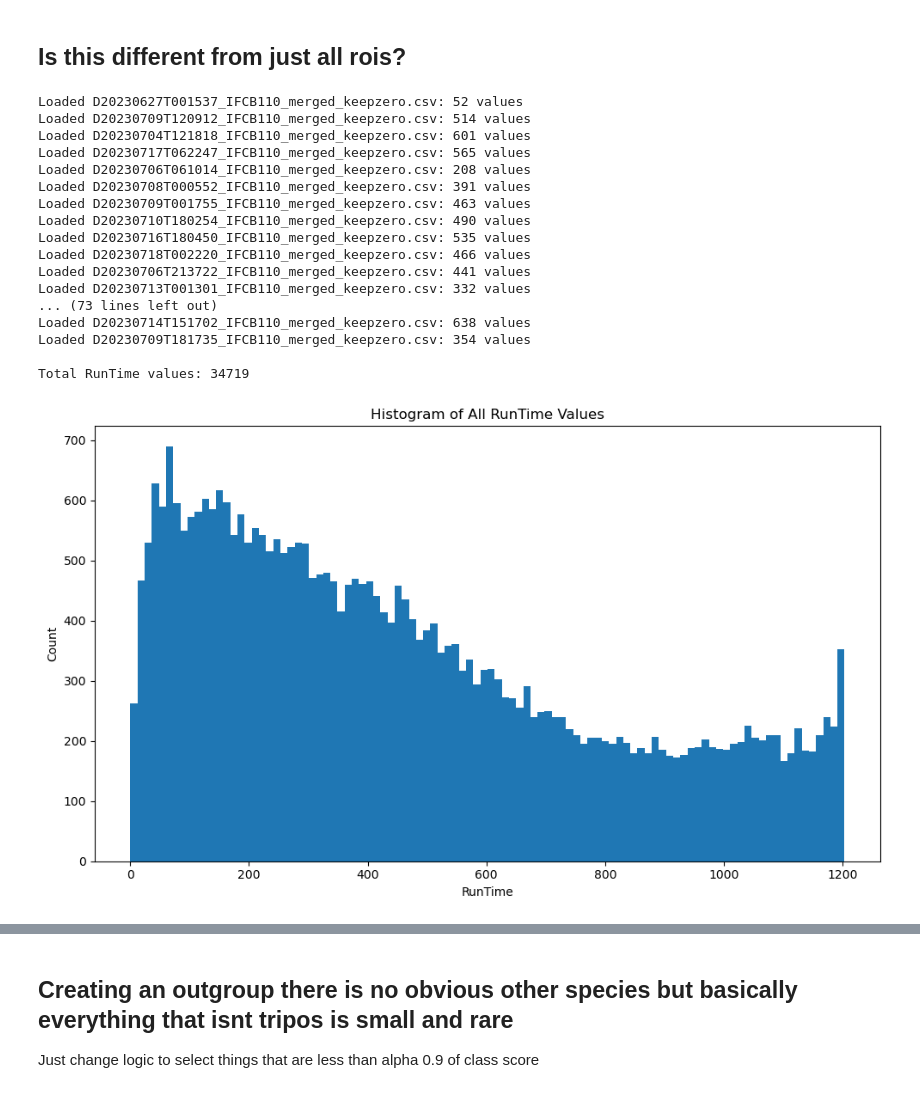
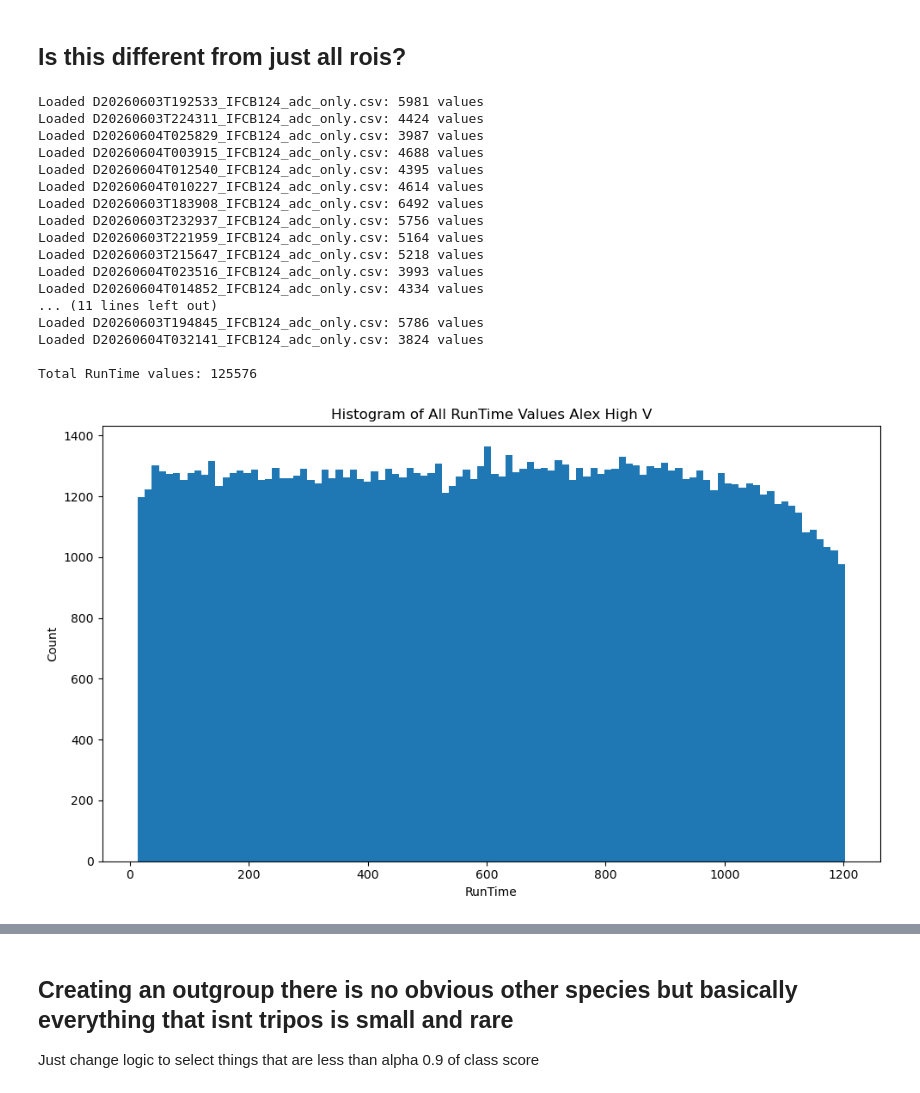
Before and after one commit to michaelstaiger/IFCBParticleSize, a Jupyter notebook: EmpyricalAnalysis/Notebooks/TriposAnalysis.ipynb, the cells around one changed output, grey strips where cells are left out. Cells and saved outputs as stored; diff of their text form; code cells hidden in the pictures.

```diff
--- a/EmpyricalAnalysis/Notebooks/TriposAnalysis.ipynb
+++ b/EmpyricalAnalysis/Notebooks/TriposAnalysis.ipynb
@@ -12,10 +13,10 @@ import pandas as pd
 # -----------------------------
 # User inputs
 # -----------------------------
-data_dir = Path("../IFCBData/SeaTrac/subsampled/radbot_ios/merged/")
-output_csv = Path("../IFCBData/SeaTrac/subsampled/Tripos_muelleri_master.csv")
+data_dir = Path("/Users/michaelstaiger/Desktop/gitRepos/IFCBParticleSize/EmpyricalAnalysis/IFCBData/DenseAlex/nauset/merged")
+output_csv = Path("/Users/michaelstaiger/Desktop/gitRepos/IFCBParticleSize/EmpyricalAnalysis/IFCBData/DenseAlex/Alex_master.csv")
 
-score_col = "Tripos_muelleri"
+score_col = "Alexandrium_catenella"
 alpha = 0.9
 
 # Optional: change this pattern if needed
@@ -64,5 +65,5 @@ Saved to ../IFCBData/SeaTrac/subsampled/Tripos_muelleri_master.csv
 # %%
-df = pd.read_csv("../IFCBData/SeaTrac/subsampled/Tripos_muelleri_master.csv")
+df = pd.read_csv("/Users/michaelstaiger/Desktop/gitRepos/IFCBParticleSize/EmpyricalAnalysis/IFCBData/DenseAlex/Alex_master.csv")
 # %%
 print(df.head())
 # %% [output]
@@ -181,7 +182,8 @@ p-value: 0.0
 # -----------------------------
 # User inputs
 # -----------------------------
-data_dir = Path("../IFCBData/SeaTrac/subsampled/radbot_ios/merged/")
+
+data_dir = Path("/Users/michaelstaiger/Desktop/gitRepos/IFCBParticleSize/EmpyricalAnalysis/IFCBData/fixed/jatafixed/merged")
 
 runtime_col = "RunTime"
 file_pattern = "*.csv"
@@ -202,52 +204,52 @@ for file in data_dir.glob(file_pattern):
 
         print(f"Loaded {file.name}: {len(runtimes)} values")
 
     except Exception as e:
         print(f"Skipping {file.name}: {e}")
 
 # -----------------------------
 # Combine into one Series
 # -----------------------------
 if all_runtimes:
     runtime_series = pd.concat(all_runtimes, ignore_index=True)
 else:
     raise ValueError("No valid RunTime data found.")
 
 print(f"\nTotal RunTime values: {len(runtime_series)}")
 
 # -----------------------------
 # Plot histogram
 # -----------------------------
 plt.figure(figsize=(10, 6))
 
 plt.hist(runtime_series, bins=100)
 
 plt.xlabel("RunTime")
 plt.ylabel("Count")
-plt.title("Histogram of All RunTime Values")
+plt.title("Histogram of All RunTime Values Alex High V")
 
 plt.tight_layout()
-#plt.savefig("../Figs/chukchi/AllRunTimesHist.png")
+#plt.savefig("../Figs/dilExp/AlexRunTimesHist.png")
 plt.show()
 # %% [output]
-Loaded D20230627T001537_IFCB110_merged_keepzero.csv: 52 values
-Loaded D20230709T120912_IFCB110_merged_keepzero.csv: 514 values
-Loaded D20230704T121818_IFCB110_merged_keepzero.csv: 601 values
-Loaded D20230717T062247_IFCB110_merged_keepzero.csv: 565 values
-Loaded D20230706T061014_IFCB110_merged_keepzero.csv: 208 values
-Loaded D20230708T000552_IFCB110_merged_keepzero.csv: 391 values
-Loaded D20230709T001755_IFCB110_merged_keepzero.csv: 463 values
-Loaded D20230710T180254_IFCB110_merged_keepzero.csv: 490 values
-Loaded D20230716T180450_IFCB110_merged_keepzero.csv: 535 values
-Loaded D20230718T002220_IFCB110_merged_keepzero.csv: 466 values
-Loaded D20230706T213722_IFCB110_merged_keepzero.csv: 441 values
-Loaded D20230713T001301_IFCB110_merged_keepzero.csv: 332 values
-... (73 lines left out)
-Loaded D20230714T151702_IFCB110_merged_keepzero.csv: 638 values
-Loaded D20230709T181735_IFCB110_merged_keepzero.csv: 354 values
+Loaded D20260603T192533_IFCB124_adc_only.csv: 5981 values
+Loaded D20260603T224311_IFCB124_adc_only.csv: 4424 values
+Loaded D20260604T025829_IFCB124_adc_only.csv: 3987 values
+Loaded D20260604T003915_IFCB124_adc_only.csv: 4688 values
+Loaded D20260604T012540_IFCB124_adc_only.csv: 4395 values
+Loaded D20260604T010227_IFCB124_adc_only.csv: 4614 values
+Loaded D20260603T183908_IFCB124_adc_only.csv: 6492 values
+Loaded D20260603T232937_IFCB124_adc_only.csv: 5756 values
+Loaded D20260603T221959_IFCB124_adc_only.csv: 5164 values
+Loaded D20260603T215647_IFCB124_adc_only.csv: 5218 values
+Loaded D20260604T023516_IFCB124_adc_only.csv: 3993 values
+Loaded D20260604T014852_IFCB124_adc_only.csv: 4334 values
+... (11 lines left out)
+Loaded D20260603T194845_IFCB124_adc_only.csv: 5786 values
+Loaded D20260604T032141_IFCB124_adc_only.csv: 3824 values
 
-Total RunTime values: 34719
+Total RunTime values: 125576
-[figure, old version]
+[figure, new version]
 # %%
 ### Representing this graphically with CDF plots
 
```
Also changed, not shown: parts of 15 cells of this notebook, 5 other files.
